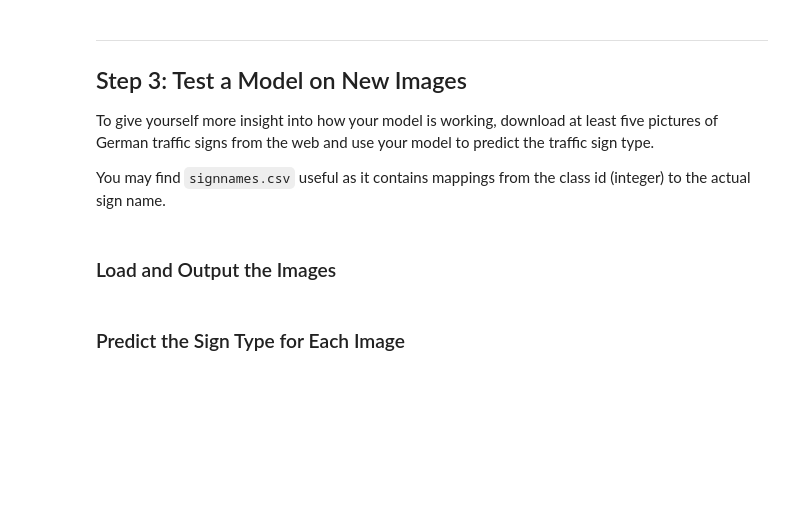
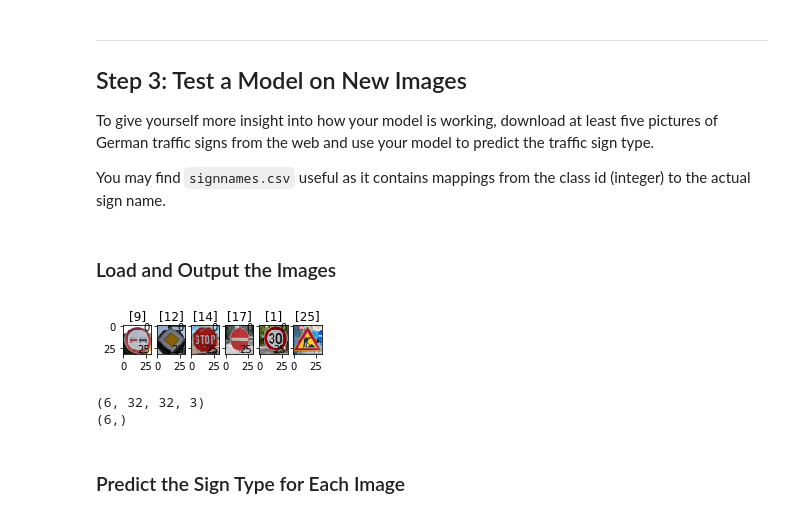
Before and after one commit to 48cfu/CarND-Traffic-Sign-Classifier-Project, a Jupyter notebook: source/Traffic_Sign_Classifier.ipynb, the cells around one changed output. Drawn from its saved outputs; the diff is of its cells as text; code cells hidden in the pictures; blank space fills up the shorter version.

```diff
--- a/source/Traffic_Sign_Classifier.ipynb
+++ b/source/Traffic_Sign_Classifier.ipynb
@@ -204,0 +368,21 @@ sets imply underfitting. A high accuracy on the training set but low accuracy on
+# %%
+with tf.Session() as sess:
+    sess.run(tf.global_variables_initializer())
+    num_examples = len(X_train)
+
+    print("Training...")
+    print()
+    for i in range(EPOCHS):
+        X_train_normalized, y_train = shuffle(X_train_normalized, y_train)
+        for offset in range(0, num_examples, BATCH_SIZE):
+            end = offset + BATCH_SIZE
+            batch_x, batch_y = X_train_normalized[offset:end], y_train[offset:end]
+            sess.run(training_operation, feed_dict={x: batch_x, y: batch_y, keep_prob: 0.7})
+
+        validation_accuracy = evaluate(X_valid_normalized, y_valid)
+        print("EPOCH {} ...".format(i+1))
+        print("Validation Accuracy = {:.3f}".format(validation_accuracy))
+        print()
+
+    saver.save(sess, './final_classifier')
+    print("Model saved")
@@ -218,3 +435,31 @@ You may find `signnames.csv` useful as it contains mappings from the class id (i
+# %%
+import matplotlib.image as mpimg
+
+### Load the images and plot them here.
+### Feel free to use as many code cells as needed.
+
+y_personal = [9, 12, 14, 17, 1, 25]
+X_personal = []
+
+fig = plt.figure()
+for i in range(len(y_personal)):
+    axs = fig.add_subplot(1, 10, i + 1)
+    axs.set_title(str([y_personal[i]]))
+    file_name = '../images/newsign' + str(i + 1) + '.jpg'
+    image = mpimg.imread(file_name)
+    image = cv2.resize(image, (32, 32), interpolation = cv2.INTER_AREA)
+    plt.imshow(image)
+    X_personal.append(image)
+X_personal = np.asarray(X_personal)
+y_personal = np.asarray(y_personal)
+plt.show()
+
+print(X_personal.shape)
+print(y_personal.shape)
+# %% [output]
+[figure, added]
+(6, 32, 32, 3)
+(6,)
 # %% [markdown]
 ### Predict the Sign Type for Each Image
 # %%
```
Also changed, not shown: parts of 23 cells of this notebook, 13 other files.
